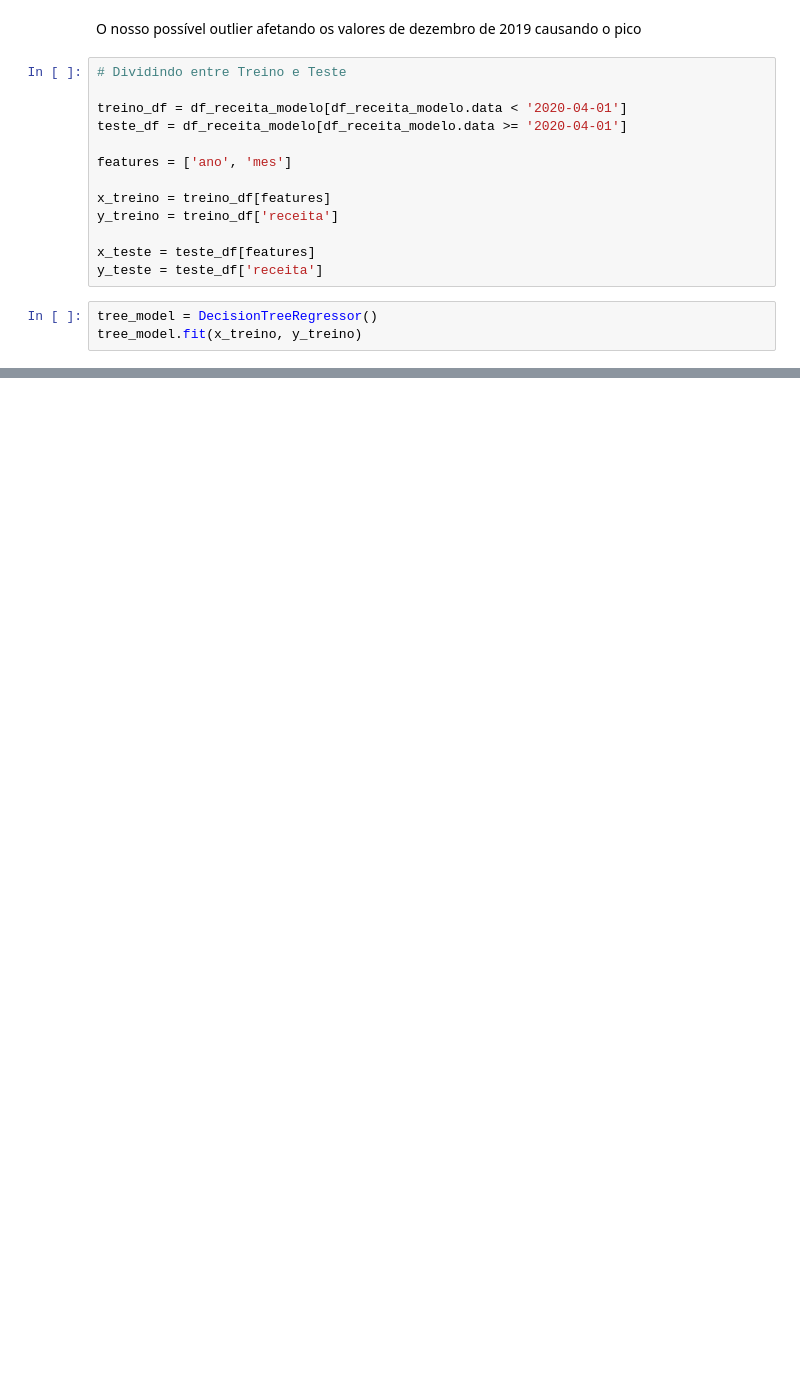
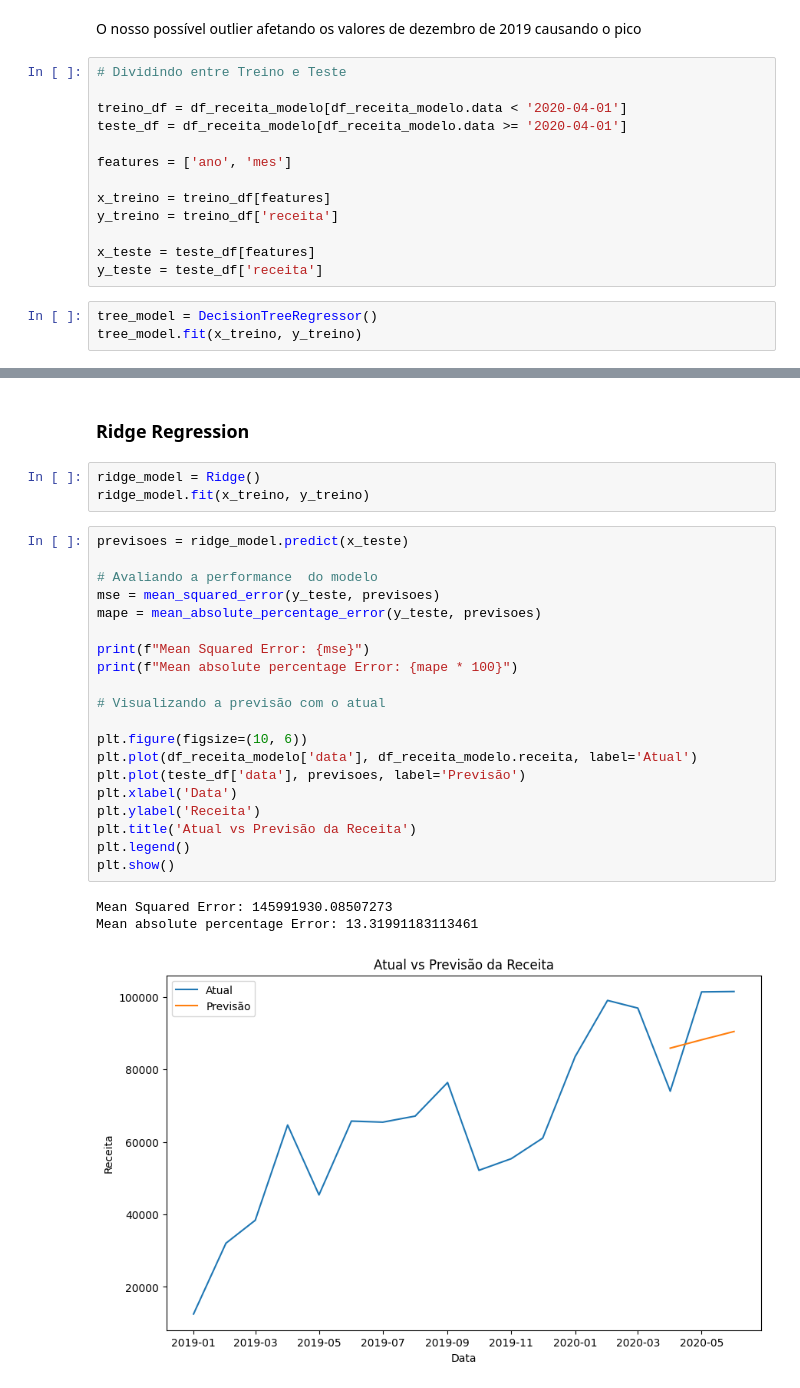
Before and after one commit to GabrielRomaoG/Insurance_policy_analysis, a Jupyter notebook: previsao_receita.ipynb, the cells around one changed output, grey strips where cells are left out. Cells and saved outputs as stored; diff of their text form; blank space fills up the shorter version.

Commit message:
add Ridge Regression

```diff
--- a/previsao_receita.ipynb
+++ b/previsao_receita.ipynb
@@ -179,0 +194,29 @@ Mean absolute percentage Error: 13.298862700531897
+# %% [markdown]
+### Ridge Regression
+# %%
+ridge_model = Ridge()
+ridge_model.fit(x_treino, y_treino)
+# %%
+previsoes = ridge_model.predict(x_teste)
+
+# Avaliando a performance  do modelo
+mse = mean_squared_error(y_teste, previsoes)
+mape = mean_absolute_percentage_error(y_teste, previsoes)
+
+print(f"Mean Squared Error: {mse}")
+print(f"Mean absolute percentage Error: {mape * 100}")
+
+# Visualizando a previsão com o atual
+
+plt.figure(figsize=(10, 6))
+plt.plot(df_receita_modelo['data'], df_receita_modelo.receita, label='Atual')
+plt.plot(teste_df['data'], previsoes, label='Previsão')
+plt.xlabel('Data')
+plt.ylabel('Receita')
+plt.title('Atual vs Previsão da Receita')
+plt.legend()
+plt.show()
+# %% [output]
+Mean Squared Error: 145991930.08507273
+Mean absolute percentage Error: 13.31991183113461
+[figure, added]
```
Also changed, not shown: parts of 3 cells of this notebook.
